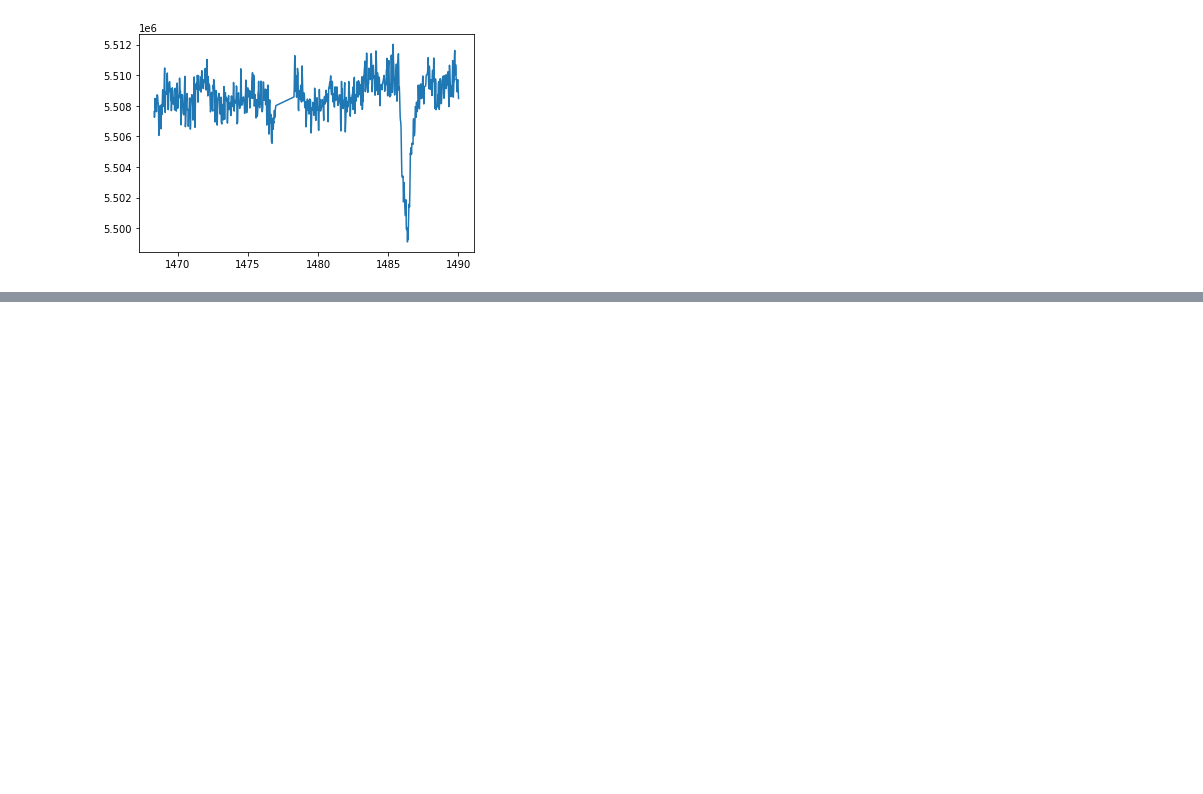
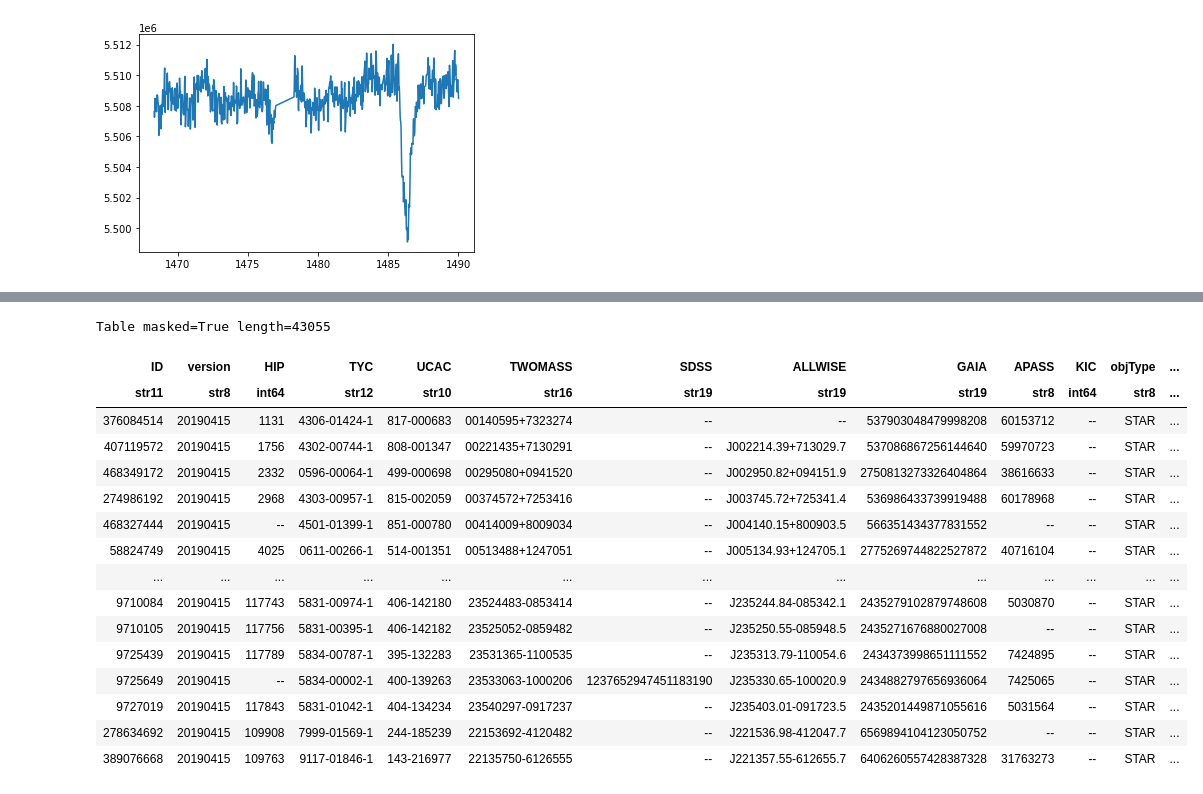
Before and after one commit to azibn/automated_exocomet_hunt, a Jupyter notebook: Notebooks/Untitled.ipynb, the cells around one changed output, grey strips where cells are left out. Drawn from its saved outputs; the diff is of its cells as text; code cells hidden in the pictures; blank space fills up the shorter version.

```diff
--- a/Notebooks/Untitled.ipynb
+++ b/Notebooks/Untitled.ipynb
@@ -87,0 +160,20 @@ plt.plot(table['TIME'],table['PDCSAP_FLUX'])
+# %%
+catalog_data
+# %% [output]
+Table masked=True length=43055
+| ID | version | HIP | TYC | UCAC | TWOMASS | SDSS | ALLWISE | GAIA | APASS | KIC | objType | ... |
+| str11 | str8 | int64 | str12 | str10 | str16 | str19 | str19 | str19 | str8 | int64 | str8 | ... |
+| 376084514 | 20190415 | 1131 | 4306-01424-1 | 817-000683 | 00140595+7323274 | -- | -- | 537903048479998208 | 60153712 | -- | STAR | ... |
+| 407119572 | 20190415 | 1756 | 4302-00744-1 | 808-001347 | 00221435+7130291 | -- | J002214.39+713029.7 | 537086867256144640 | 59970723 | -- | STAR | ... |
+| 468349172 | 20190415 | 2332 | 0596-00064-1 | 499-000698 | 00295080+0941520 | -- | J002950.82+094151.9 | 2750813273326404864 | 38616633 | -- | STAR | ... |
+| 274986192 | 20190415 | 2968 | 4303-00957-1 | 815-002059 | 00374572+7253416 | -- | J003745.72+725341.4 | 536986433739919488 | 60178968 | -- | STAR | ... |
+| 468327444 | 20190415 | -- | 4501-01399-1 | 851-000780 | 00414009+8009034 | -- | J004140.15+800903.5 | 566351434377831552 | -- | -- | STAR | ... |
+| 58824749 | 20190415 | 4025 | 0611-00266-1 | 514-001351 | 00513488+1247051 | -- | J005134.93+124705.1 | 2775269744822527872 | 40716104 | -- | STAR | ... |
+| ... | ... | ... | ... | ... | ... | ... | ... | ... | ... | ... | ... | ... |
+| 9710084 | 20190415 | 117743 | 5831-00974-1 | 406-142180 | 23524483-0853414 | -- | J235244.84-085342.1 | 2435279102879748608 | 5030870 | -- | STAR | ... |
+| 9710105 | 20190415 | 117756 | 5831-00395-1 | 406-142182 | 23525052-0859482 | -- | J235250.55-085948.5 | 2435271676880027008 | -- | -- | STAR | ... |
+| 9725439 | 20190415 | 117789 | 5834-00787-1 | 395-132283 | 23531365-1100535 | -- | J235313.79-110054.6 | 2434373998651111552 | 7424895 | -- | STAR | ... |
+| 9725649 | 20190415 | -- | 5834-00002-1 | 400-139263 | 23533063-1000206 | 1237652947451183190 | J235330.65-100020.9 | 2434882797656936064 | 7425065 | -- | STAR | ... |
+| 9727019 | 20190415 | 117843 | 5831-01042-1 | 404-134234 | 23540297-0917237 | -- | J235403.01-091723.5 | 2435201449871055616 | 5031564 | -- | STAR | ... |
+| 278634692 | 20190415 | 109908 | 7999-01569-1 | 244-185239 | 22153692-4120482 | -- | J221536.98-412047.7 | 6569894104123050752 | -- | -- | STAR | ... |
+| 389076668 | 20190415 | 109763 | 9117-01846-1 | 143-216977 | 22135750-6126555 | -- | J221357.55-612655.7 | 6406260557428387328 | 31763273 | -- | STAR | ... |
```
Also changed, not shown: parts of 21 cells of this notebook, 6 other files.
